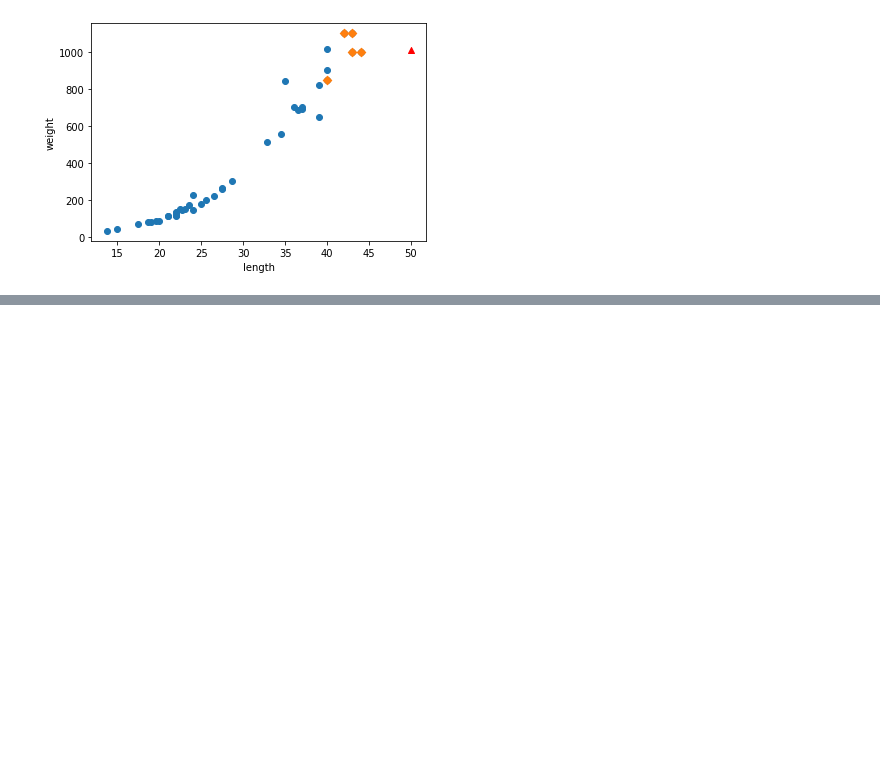
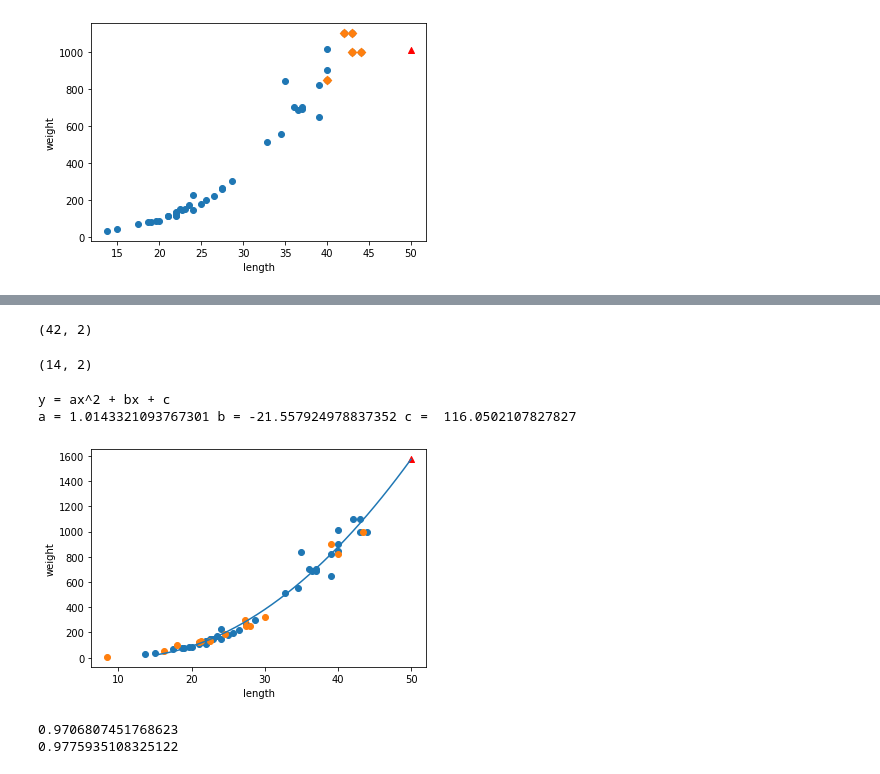
Before and after one commit to JIDONGJU/StudyPython22, a Jupyter notebook: ML/02_day/03_K-최근접이웃의_한계_선형회귀.ipynb, the cells around one changed output, grey strips where cells are left out. Drawn from its saved outputs; the diff is of its cells as text; code cells hidden in the pictures; blank space fills up the shorter version.

```diff
--- a/ML/02_day/03_K-최근접이웃의_한계_선형회귀.ipynb
+++ b/ML/02_day/03_K-최근접이웃의_한계_선형회귀.ipynb
@@ -115,0 +208,54 @@ from sklearn.linear_model import LinearRegression
+# %%
+### 훈련데이터 train_input을 [[제곱된 값 1개, 원래값 1개], [],[]]
+### 변수 : train_poly
+
+train_poly = np.column_stack((train_input**2,train_input))
+train_poly.shape
+# %% [output]
+(42, 2)
+# %%
+test_poly = np.column_stack((test_input**2, test_input))
+test_poly.shape
+# %% [output]
+(14, 2)
+# %%
+# 객체(모델) 생성
+lr = LinearRegression()
+
+# 훈련모델 생성
+lr.fit(train_poly, train_target)
+
+# 예측데이터 : 길이 50으로 무게 예측
+lr.predict([[50**2,50]])
+
+# 계수 확인 (corf_, intercept_)
+print("y = ax^2 + bx + c")
+print("a =",lr.coef_[0], "b =",lr.coef_[1], "c = ",lr.intercept_)
+
+# 산점도 그리기 : 훈련데이터, 예측데이터, 추세선
+plt.scatter(train_input, train_target)
+plt.scatter(test_input, test_target)
+plt.scatter(50, 1573.9842, marker='^', color='red')
+
+# 추세선 그리기
+# 추세선 : 선형회귀 알고리즘(1차방정식)이 훈련데이터에서 찾은 최적의 직선을 의미함
+point = np.arange(15,51)
+plt.plot(point, lr.coef_[0]*point**2 + lr.coef_[1]*point + 116.05)
+
+plt.xlabel("length")
+plt.ylabel("weight")
+plt.show()
+# %% [output]
+y = ax^2 + bx + c
+a = 1.0143321093767301 b = -21.557924978837352 c =  116.0502107827827
+[figure, added]
+# %%
+### 과적합 확인하기 (과대/과소)
+print(lr.score(train_poly, train_target))
+print(lr.score(test_poly, test_target))
+
+# 현업에서는 사용가능
+# 연구, 특허, 논문에선 못 씀
+# %% [output]
+0.9706807451768623
+0.9775935108325122
```
Also changed, not shown: parts of 13 cells of this notebook, 4 other files.
